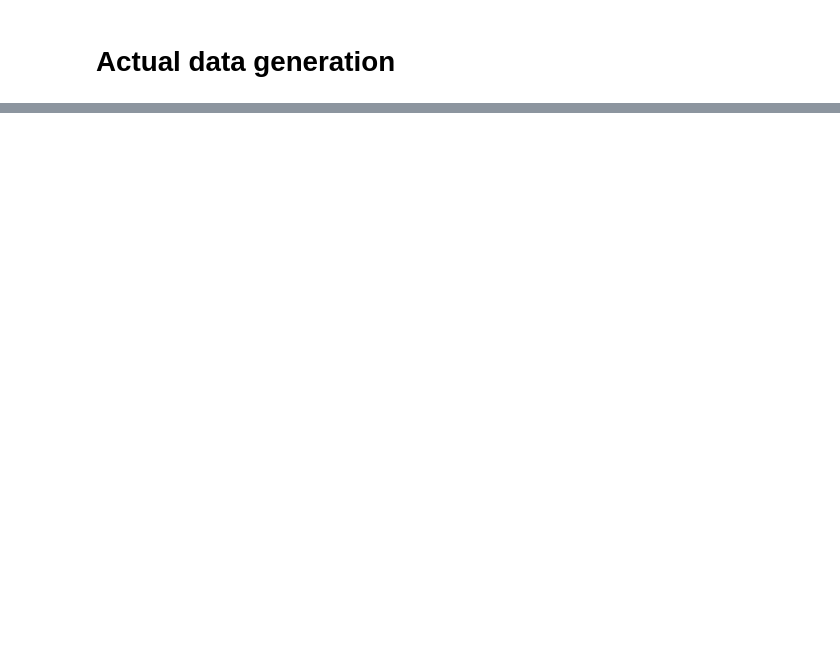
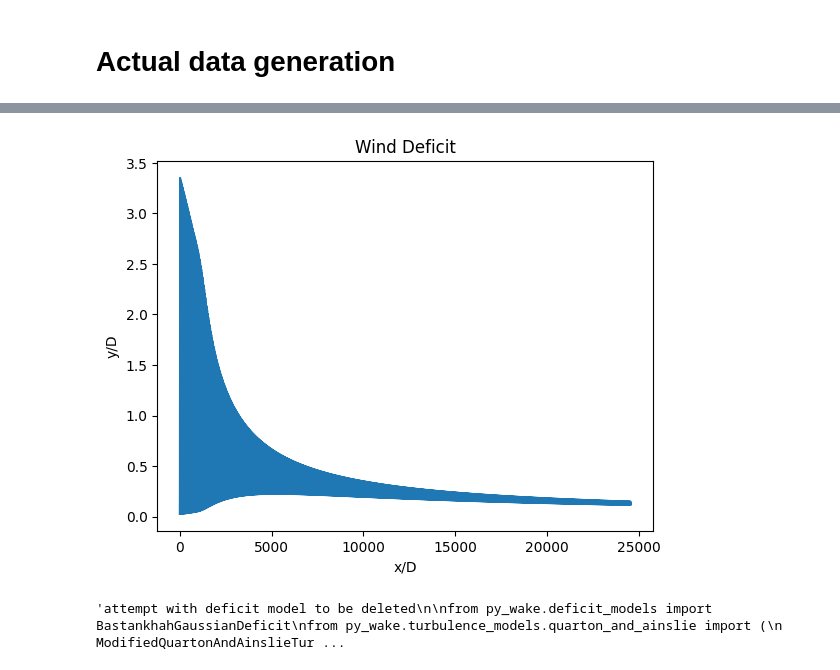
Before and after one commit to NiccoloMorabito/Ainslie-surrogate, a Jupyter notebook: data_generation_ainslie.ipynb, the cells around one changed output, grey strips where cells are left out. Saved outputs shown, nothing was run; the diff lists cells and outputs as text; code cells hidden in the pictures; blank space fills up the shorter version.

```diff
--- a/data_generation_ainslie.ipynb
+++ b/data_generation_ainslie.ipynb
@@ -222 +224,35 @@ Shape of the grid: 192x8
+# %%
+import matplotlib.pyplot as plt
+
+# create a scatter plot with wind_deficit as color
+df = final_df.reset_index()
+ax = df["wind_deficit"].plot(x="x/D", y="y/D")
+
+# set axis labels and title
+ax.set_xlabel("x/D")
+ax.set_ylabel("y/D")
+ax.set_title("Wind Deficit")
+plt.show()
+# %% [output]
+[figure, added]
+# %%
+"""attempt with deficit model to be deleted
+
+from py_wake.deficit_models import BastankhahGaussianDeficit
+from py_wake.turbulence_models.quarton_and_ainslie import (
+    ModifiedQuartonAndAinslieTurbulenceModel,
+)
+
+a = EddyViscosityDeficitModel()
+b = BastankhahGaussianDeficit()
+wfm = PropagateDownwind(site, wind_turbine, wake_deficitModel=a, turbulenceModel=ModifiedQuartonAndAinslieTurbulenceModel())
+print(a)
+print(b)
+prova = wfm(x=[0], y=[0], wd=270, ws=10, yaw=0).flow_map(horizontal_grid)
+prova.plot(prova.ws - prova.WS_eff, clabel='Deficit [m/s]', levels=levels, cmap=cmap, normalize_with=D)
+setup_plot(grid=False, ylabel="Crosswind distance [y/D]", xlabel= "Downwind distance [x/D]",
+            xlim=[prova.x.min()/D, fm.x.max()/D], ylim=[fm.y.min()/D, fm.y.max()/D], axis='auto')
+"""
+# %% [output]
+'attempt with deficit model to be deleted\n\nfrom py_wake.deficit_models import BastankhahGaussianDeficit\nfrom py_wake.turbulence_models.quarton_and_ainslie import (\n    ModifiedQuartonAndAinslieTur ...
 # %%
```
Also changed, not shown: parts of 12 cells of this notebook.
